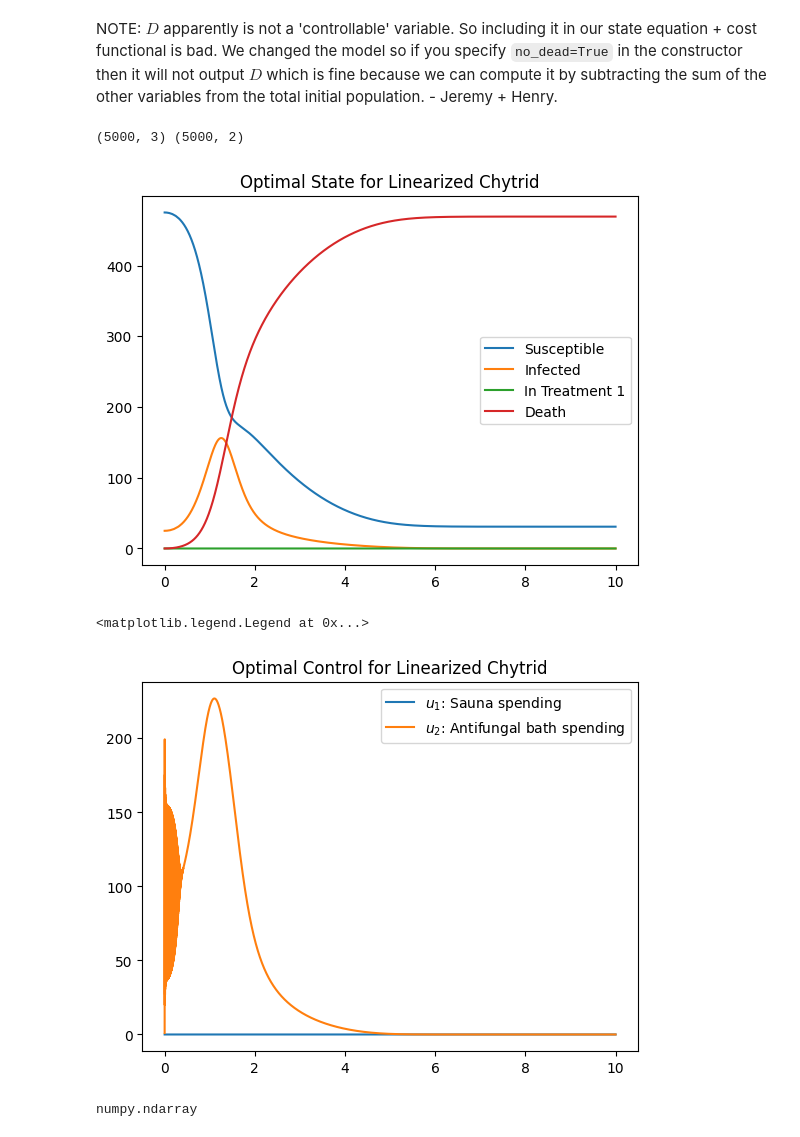
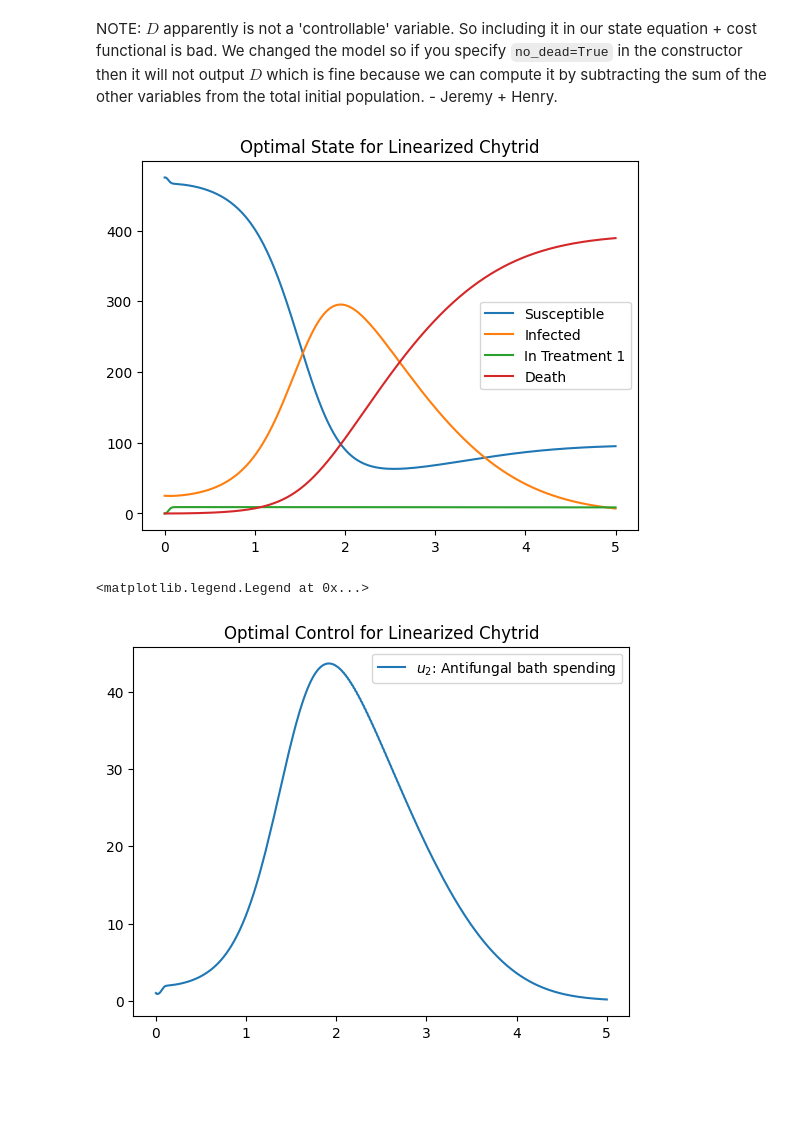
Before and after one commit to ACME-Vol4-Project1/save-axolotls-control, a Jupyter notebook: LQR_control.ipynb, the cells around one changed output. Drawn from its saved outputs; the diff is of its cells as text; code cells hidden in the pictures; blank space fills up the shorter version.

```diff
--- a/LQR_control.ipynb
+++ b/LQR_control.ipynb
@@ -101,79 +116,43 @@ def solve_linearized_finite(A, B, y0, t0, tf):
 # %%
-# test
+# given by our model
+Q = np.array([[0, 0, 0],
+             [0, 3, 0],
+             [0, 0, 0]])    # cost of frog death
+
+R = np.eye(1)   # cost of control
+
+# initial conditions
 y0 = np.array([475, 25, 0])
-u0 = np.array([0, 1])
+u0 = np.array([1])  # spending on baths
 
-tf = 10
-t_steps = 5000
+# establish t space
+tf = 5
+t_steps = 500
 t_space = np.linspace(0, tf, t_steps)
-model = m.Model(seasonal=False, no_dead=True)
+
+# instantiate model object (to be used for linearization)
+model = m.Model(seasonal=False, no_dead=True, const_u1=0.1) # constant sauna maintenance
 # %%
-def iterated_lqr(Df_x, Df_u, t_space, x0, u0):
-    '''
-    Solve for control and state solutions at discrete steps using LQR at each step
-    Args:
-        Df_x: a function to linearize with respect to x, returns matrix A for LQR
-        Df_u: a function to linearize with respect to x, returns matrix B for LQR
-        t_space: time steps on which to evaluate our solution
-        x0: initial state
-        u0: initial control
-
-    Returns:
-        state_solutions: array of optimal state over time
-        control_solutions: array of optimal control over time
-
-    '''
-    # store initial states in our solution
-    state_solutions = [x0]
-    control_solutions = [u0]
-
-
-    for i in range(len(t_space) - 1):   # iterate through each time step
-        A = Df_x(0, state_solutions[i], control_solutions[i])    # TODO write these functions
-        B = Df_u(0, state_solutions[i], control_solutions[i])
-
-        # # test
-        # A[-1] = 1e-5
-        # A[:,-1] = 1e-5
-        # B[-1] = 1e-5
-
-        # print(A)
-        # print(type(A))
-
-        x_new, u_new = solve_linearized_infinite(A, B, state_solutions[i], t_space[i], t_space[i+1])   # get next state using LQR
-        state_solutions.append(x_new)
-        control_solutions.append(u_new)
-
-
-    return np.array(state_solutions), np.array(control_solutions)
-
-# sample test case
-x, u = iterated_lqr(lambda t, x, u: model.f_x(t, x, u), lambda t, x, u: model.f_u(t, x, u), t_space, y0, u0)
-print(x.shape, u.shape)
-
+# get optimal solutions
+x, u2 = iterated_lqr(lambda t, x, u: model.f_x(t, x, u), lambda t, x, u: model.f_u(t, x, u), t_space, y0, u0)
 S = x[:, 0]
 I = x[:, 1]
 T1 = x[:, 2]
 
+# plot
 plt.title("Optimal State for Linearized Chytrid")
 plt.plot(t_space, S, label="Susceptible")
 plt.plot(t_space, I, label="Infected")
 plt.plot(t_space, T1, label="In Treatment 1")
 plt.plot(t_space, 500 - S - I - T1, label="Death")  # plotting death total 500 - all other groups
 plt.legend()
 plt.show()
 
+# formattin
 plt.title("Optimal Control for Linearized Chytrid")
-u1, u2 = u.T
-plt.plot(t_space, u1, label=rf'$u_{1}$: Sauna spending')
 plt.plot(t_space, u2, label=rf'$u_{2}$: Antifungal bath spending')
 plt.legend()
 # %% [output]
+[figure, new version]
-(5000, 3) (5000, 2)
+<matplotlib.legend.Legend at 0x...>
-[figure, old version]
-<matplotlib.legend.Legend at 0x...>
-[figure, old version]
+[figure, new version]
-# %%
-type(model.f_x(0, np.ones(3), np.ones(2)))
-# %% [output]
-numpy.ndarray
```
Also changed, not shown: parts of 3 cells of this notebook.
